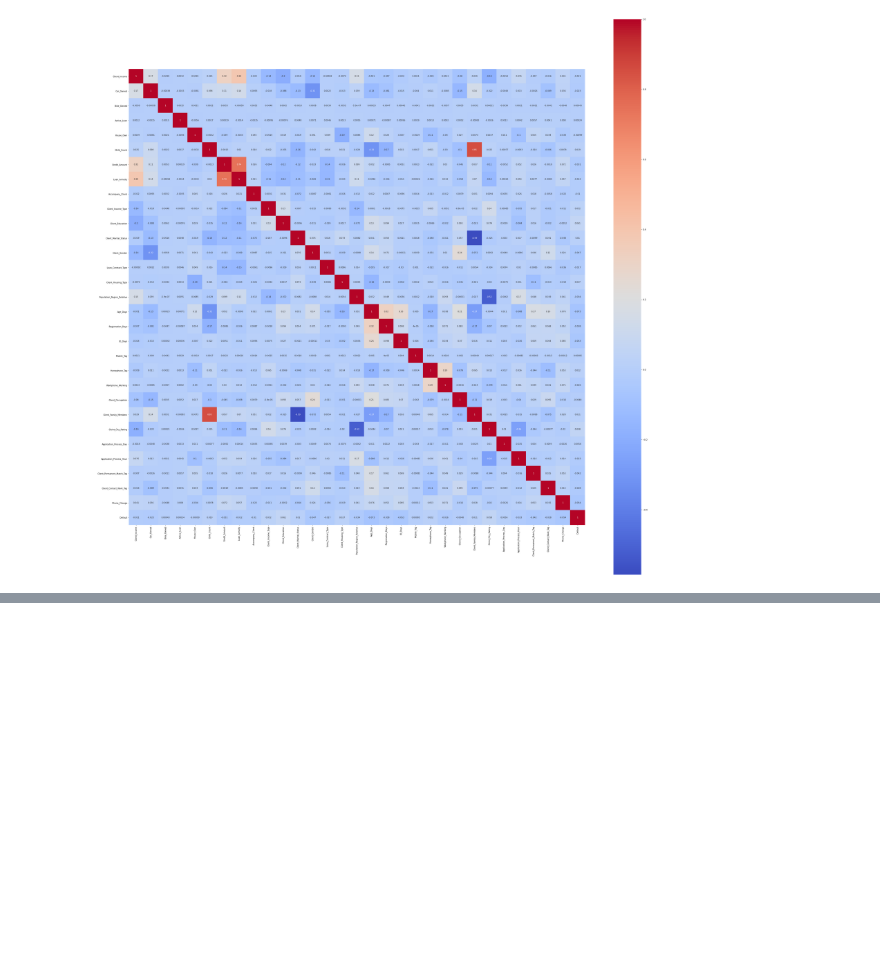
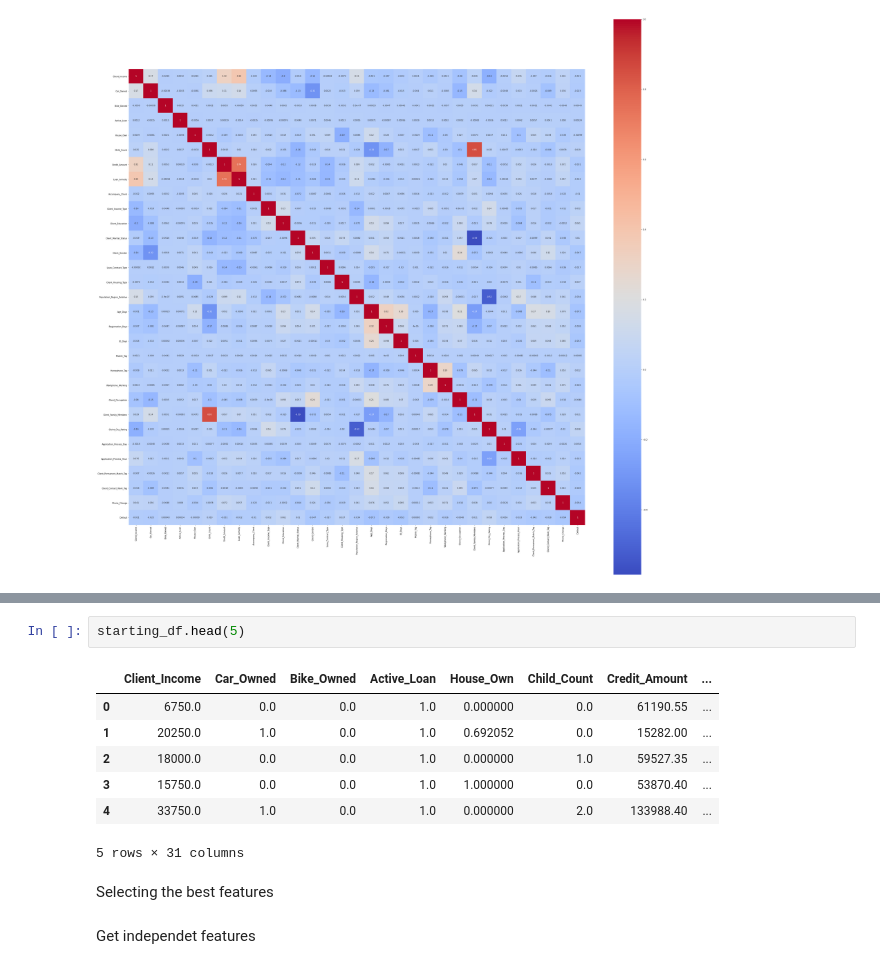
Before and after one commit to DhanushaPerera07/ML_Assignment2_IT18231656_IT18229080_IT18230666_IT18226324, a Jupyter notebook: prediction_app.ipynb, the cells around one changed output, grey strips where cells are left out. Saved outputs shown, nothing was run; the diff lists cells and outputs as text; blank space fills up the shorter version.

Commit message:
best feature selection done

```diff
--- a/prediction_app.ipynb
+++ b/prediction_app.ipynb
@@ -481,0 +508,14 @@ plt.show()
+# %%
+starting_df.head(5)
+# %% [output]
+|  | Client_Income | Car_Owned | Bike_Owned | Active_Loan | House_Own | Child_Count | Credit_Amount | ... |
+| 0 | 6750.0 | 0.0 | 0.0 | 1.0 | 0.000000 | 0.0 | 61190.55 | ... |
+| 1 | 20250.0 | 1.0 | 0.0 | 1.0 | 0.692052 | 0.0 | 15282.00 | ... |
+| 2 | 18000.0 | 0.0 | 0.0 | 1.0 | 0.000000 | 1.0 | 59527.35 | ... |
+| 3 | 15750.0 | 0.0 | 0.0 | 1.0 | 1.000000 | 0.0 | 53870.40 | ... |
+| 4 | 33750.0 | 1.0 | 0.0 | 1.0 | 0.000000 | 2.0 | 133988.40 | ... |
+5 rows × 31 columns
+# %% [markdown]
+Selecting the best features
+# %% [markdown]
+Get independet features
```
Also changed, not shown: parts of 18 cells of this notebook.
